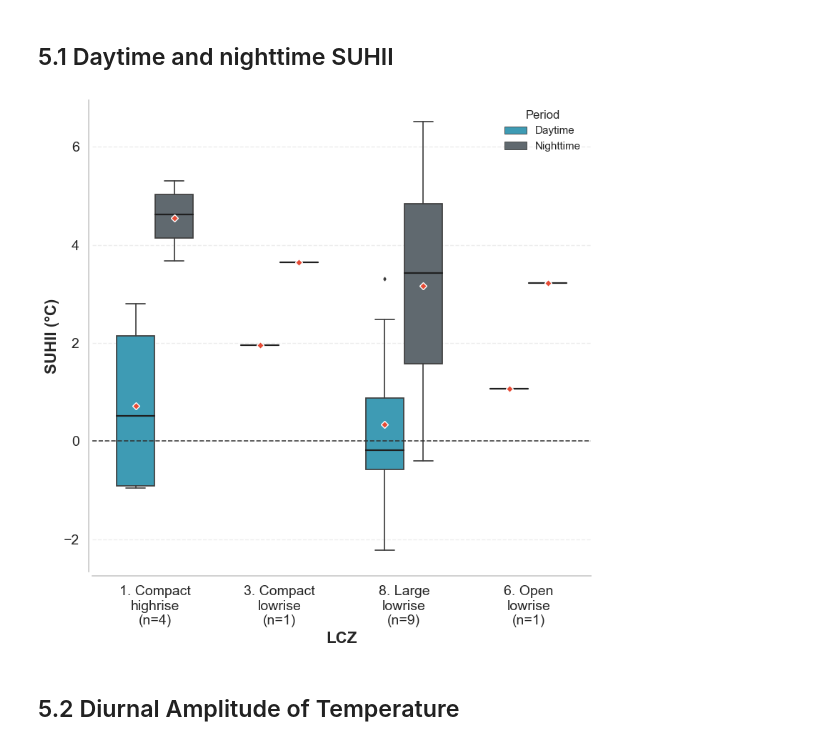
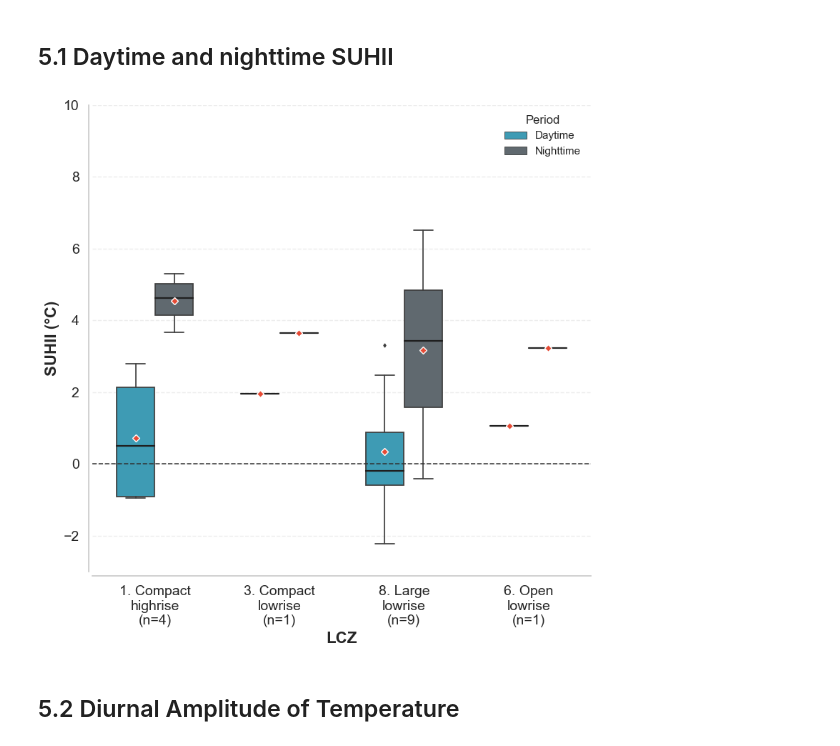
Before and after one commit to percyyvon-r/PhD-Chapter3-Diurnal-SUHII-Distribution, a Jupyter notebook: notebooks/PhD_chapter3_ypinb.ipynb, the cells around one changed output. Drawn from its saved outputs; the diff is of its cells as text; code cells hidden in the pictures.

```diff
--- a/notebooks/PhD_chapter3_ypinb.ipynb
+++ b/notebooks/PhD_chapter3_ypinb.ipynb
@@ -2712,7 +2745,6 @@ lcz_counts = (
     .astype(int)
 )
 
-
 # Plot styling
 sns.set_theme(style="whitegrid")
 label_map = {"day_suhi": "Daytime", "night_suhi": "Nighttime"}
@@ -2738,6 +2770,7 @@ ax = sns.boxplot(
     palette=palette_common,
     fliersize=2.5
  )
+ax.set_ylim(-3, 10)
 
 # Zero reference line
 ax.axhline(0, linestyle="--", linewidth=1.2, color="#303030", alpha=0.9)
@@ -2755,34 +2788,34 @@ ax.tick_params(axis="both", labelsize=14)
 
 ax.set_xlabel("LCZ", fontsize=16, fontweight="bold")
 ax.set_ylabel("SUHII (°C)", fontsize=16, fontweight="bold")
 
 # Clean legend labels
 handles, labels = ax.get_legend_handles_labels()
 new_labels = [label_map.get(l, l) for l in labels]
 ax.legend(
     handles,
     new_labels,
     title="Period",
     loc="upper right",
     frameon=False
 )
 
 # Final styling
 ax.grid(axis="y", linestyle="--", alpha=0.35)
 ax.grid(axis="x", visible=False)
 sns.despine(ax=ax, offset=4)
 plt.tight_layout()
 
 # Save figure with a data-center-specific name
 plt.savefig(
     r"C:\Users\percy\Documents\studies\visual_studio_code\PhD-chapter3-SUHII\outputs\figures\dc_lcz_suhi_boxplot_diurnal.png",
     dpi=300,
     bbox_inches="tight"
  )
 plt.show()
 plt.close()
 # %% [output]
-[figure, old version]
+[figure, new version]
 # %% [markdown]
 ## 5.2 Diurnal Amplitude of Temperature
 # %%
```
Also changed, not shown: parts of 9 cells of this notebook, 13 other files.
